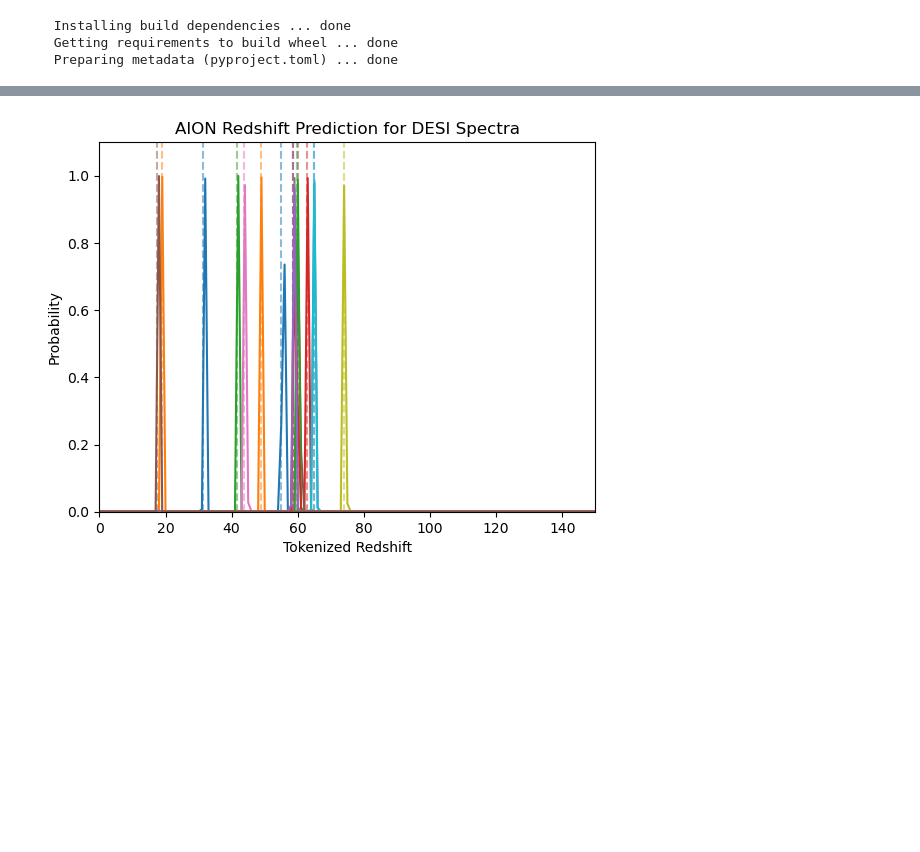
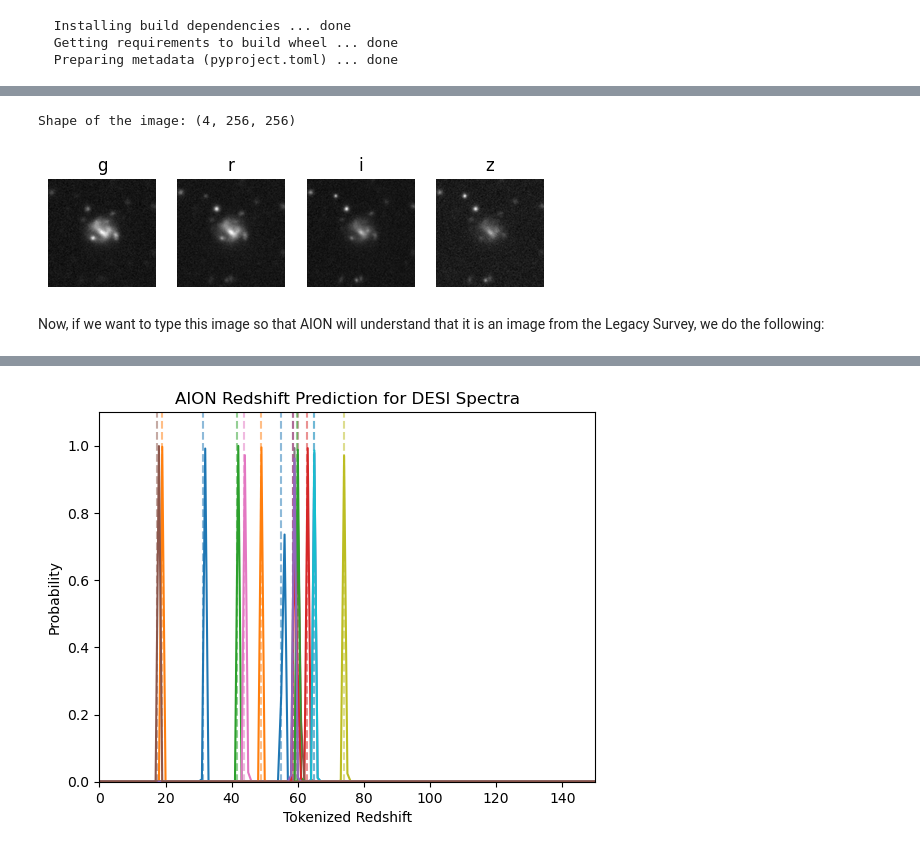
Before and after one commit to ashodkh/AION, a Jupyter notebook: notebooks/Tutorial.ipynb, the cells around one changed output, grey strips where cells are left out. Saved outputs shown, nothing was run; the diff lists cells and outputs as text; code cells hidden in the pictures; blank space fills up the shorter version.

```diff
--- a/notebooks/Tutorial.ipynb
+++ b/notebooks/Tutorial.ipynb
@@ -102,0 +114,19 @@ We describe below the main data modalities AION-1 understands, in each case the
+# %%
+import matplotlib.pyplot as plt
+from astropy.io import fits
+
+# Download a postage stamp from the legacy survey
+im = fits.getdata("https://www.legacysurvey.org/viewer/cutout.fits?ra=30.1416&dec=-30.7918&layer=ls-dr10&pixscale=0.13")
+
+# Let's check that we have an image with 4 bands
+print("Shape of the image:", im.shape)
+plt.subplot(1, 4, 1); plt.imshow(im[0], cmap='gray'); plt.axis('off'); plt.title('g')
+plt.subplot(1, 4, 2); plt.imshow(im[1], cmap='gray'); plt.axis('off'); plt.title('r')
+plt.subplot(1, 4, 3); plt.imshow(im[2], cmap='gray'); plt.axis('off'); plt.title('i')
+plt.subplot(1, 4, 4); plt.imshow(im[3], cmap='gray'); plt.axis('off'); plt.title('z');
+# %% [output]
+Shape of the image: (4, 256, 256)
+[figure, added]
+# %% [markdown]
+Now, if we want to type this image so that AION will understand that it is an
+image from the Legacy Survey, we do the following:
```
Also changed, not shown: parts of 7 cells of this notebook.
